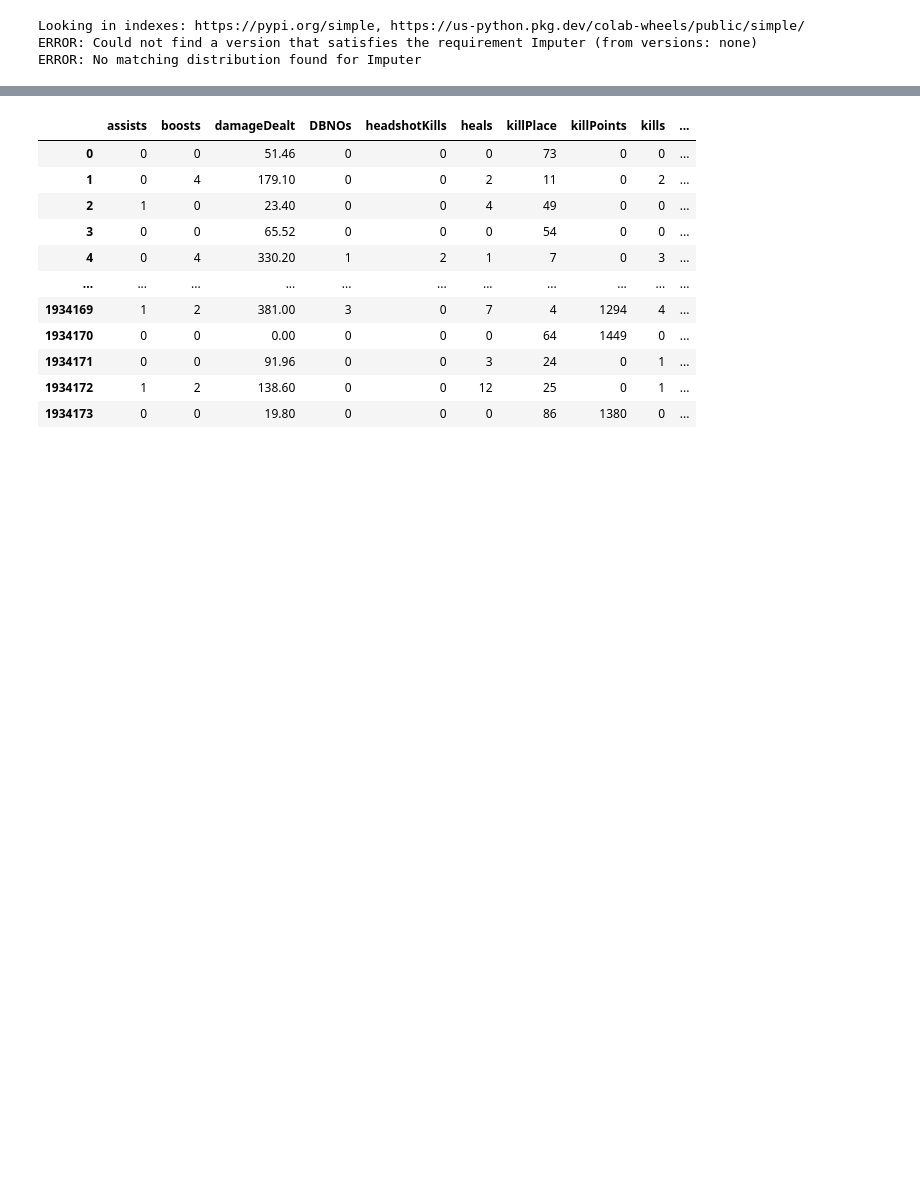
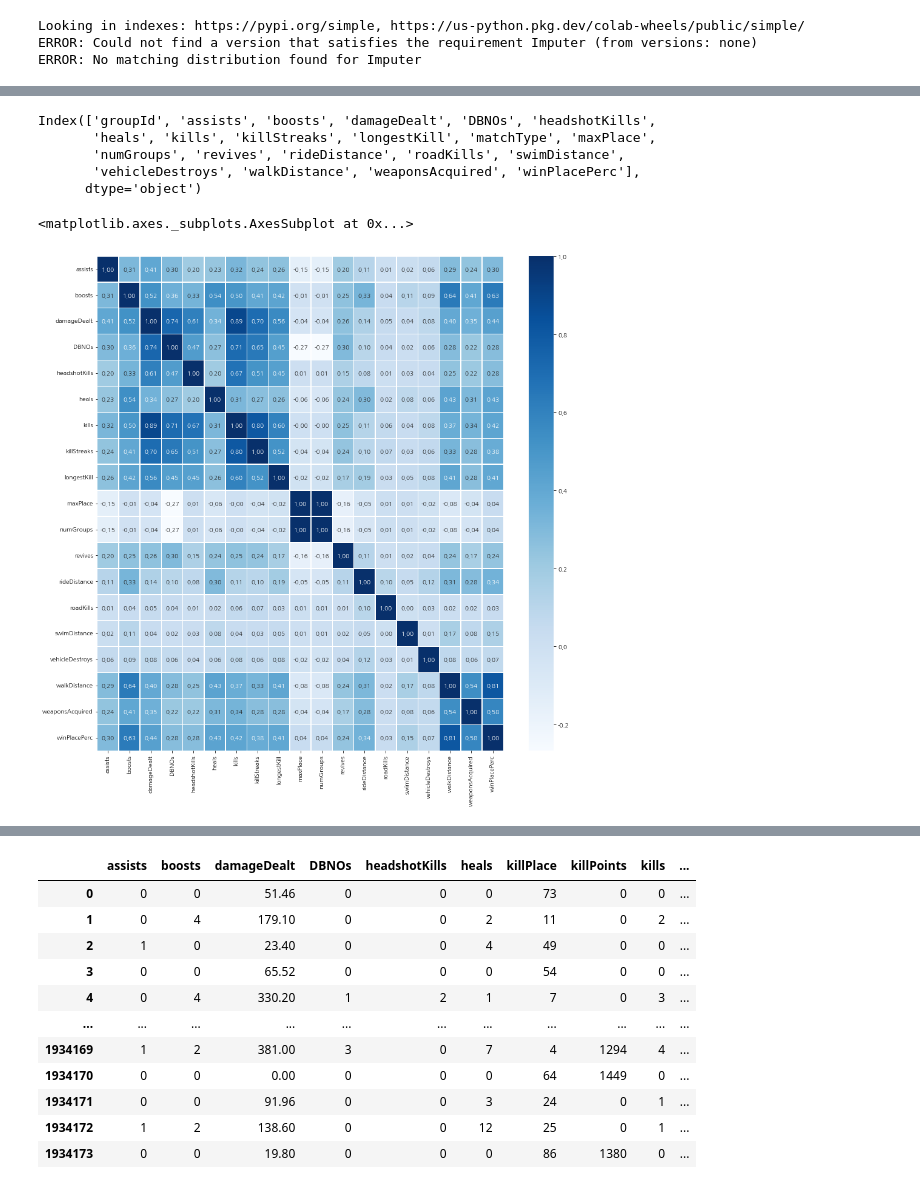
Before and after one commit to Modelling-project/pubg_modelling, a Jupyter notebook: 민성철_Mini_PJT_Modelling.ipynb, the cells around one changed output, grey strips where cells are left out. Saved outputs shown, nothing was run; the diff lists cells and outputs as text; code cells hidden in the pictures; blank space fills up the shorter version.

```diff
--- a/민성철_Mini_PJT_Modelling.ipynb
+++ b/민성철_Mini_PJT_Modelling.ipynb
@@ -498 +566,26 @@ ERROR: No matching distribution found for Imputer
+# %%
+# test_4
+# data leakage column 제거
+
+df.drop(['killPlace', 'matchDuration', 'killPoints', 'winPoints', 'teamKills', 'rankPoints'], axis=1, inplace=True)
+
+# df.drop(['killPlace'], axis=1, inplace=True)
+df.columns
+# %% [output]
+Index(['groupId', 'assists', 'boosts', 'damageDealt', 'DBNOs', 'headshotKills',
+       'heals', 'kills', 'killStreaks', 'longestKill', 'matchType', 'maxPlace',
+       'numGroups', 'revives', 'rideDistance', 'roadKills', 'swimDistance',
+       'vehicleDestroys', 'walkDistance', 'weaponsAcquired', 'winPlacePerc'],
+      dtype='object')
+# %%
+k = df[['groupId', 'assists', 'boosts', 'damageDealt', 'DBNOs', 'headshotKills',
+       'heals', 'kills', 'killStreaks', 'longestKill', 'matchType', 'maxPlace',
+       'numGroups', 'revives', 'rideDistance', 'roadKills', 'swimDistance',
+       'vehicleDestroys', 'walkDistance', 'weaponsAcquired', 'winPlacePerc']]
+plt.figure(figsize=(15,15))
+sns.heatmap(data = k.corr(), annot=True,
+fmt = '.2f', linewidths=.5, cmap='Blues')
+# %% [output]
+<matplotlib.axes._subplots.AxesSubplot at 0x...>
+[figure, added]
 # %%
```
Also changed, not shown: parts of 30 cells of this notebook.
